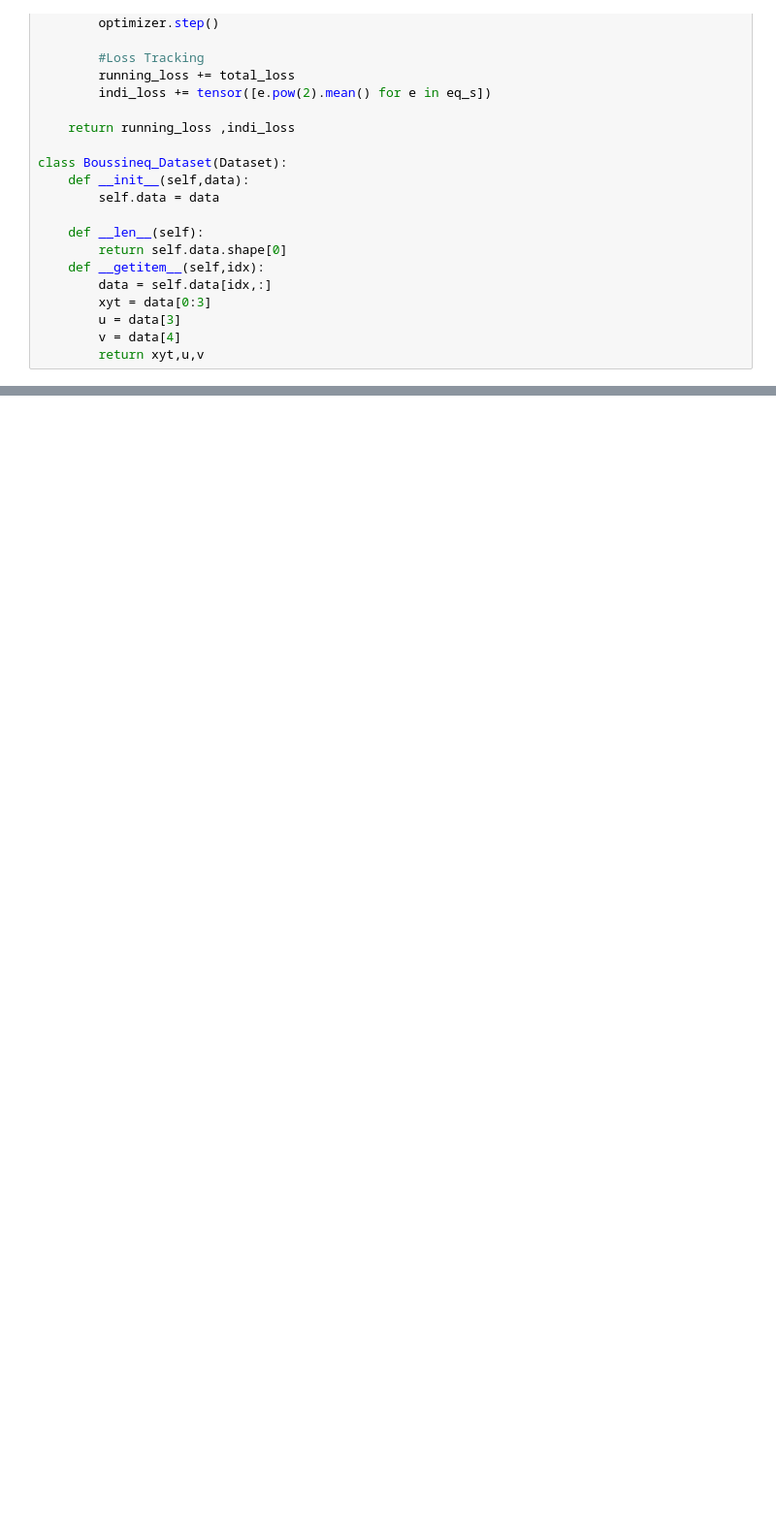
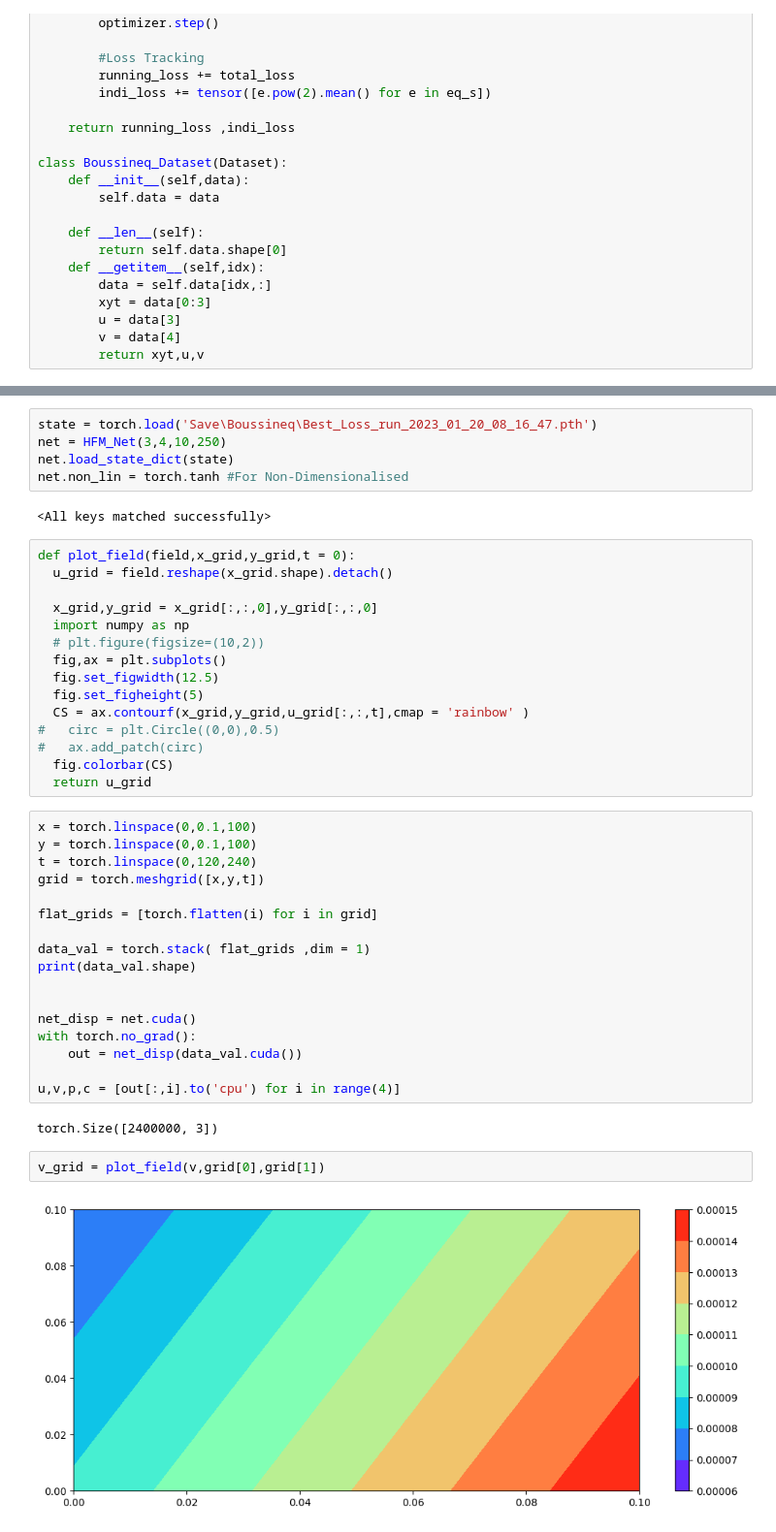
Before and after one commit to JohnCSu/Summer-Research_PINNs, a Jupyter notebook: Boussineq_2D.ipynb, the cells around one changed output, grey strips where cells are left out. Shown: that part at 97% size. Drawn from its saved outputs; the diff is of its cells as text; blank space fills up the shorter version.

Commit message:
Need To Fix Node to Data Mapping

```diff
--- a/Boussineq_2D.ipynb
+++ b/Boussineq_2D.ipynb
@@ -230,0 +230,45 @@ KeyboardInterrupt:
+# %%
+state = torch.load('Save\Boussineq\Best_Loss_run_2023_01_20_08_16_47.pth')
+net = HFM_Net(3,4,10,250)
+net.load_state_dict(state)
+net.non_lin = torch.tanh #For Non-Dimensionalised
+# %% [output]
+<All keys matched successfully>
+# %%
+def plot_field(field,x_grid,y_grid,t = 0):
+  u_grid = field.reshape(x_grid.shape).detach()
+
+  x_grid,y_grid = x_grid[:,:,0],y_grid[:,:,0]
+  import numpy as np
+  # plt.figure(figsize=(10,2))
+  fig,ax = plt.subplots()
+  fig.set_figwidth(12.5)
+  fig.set_figheight(5)
+  CS = ax.contourf(x_grid,y_grid,u_grid[:,:,t],cmap = 'rainbow' )
+#   circ = plt.Circle((0,0),0.5)
+#   ax.add_patch(circ)
+  fig.colorbar(CS)
+  return u_grid
+# %%
+x = torch.linspace(0,0.1,100)
+y = torch.linspace(0,0.1,100)
+t = torch.linspace(0,120,240)
+grid = torch.meshgrid([x,y,t])
+
+flat_grids = [torch.flatten(i) for i in grid]
+
+data_val = torch.stack( flat_grids ,dim = 1)
+print(data_val.shape)
+
+
+net_disp = net.cuda()
+with torch.no_grad():
+    out = net_disp(data_val.cuda())
+
+u,v,p,c = [out[:,i].to('cpu') for i in range(4)]
+# %% [output]
+torch.Size([2400000, 3])
+# %%
+v_grid = plot_field(v,grid[0],grid[1])
+# %% [output]
+[figure, added]
```
Also changed, not shown: parts of 7 cells of this notebook, 3 other files.
